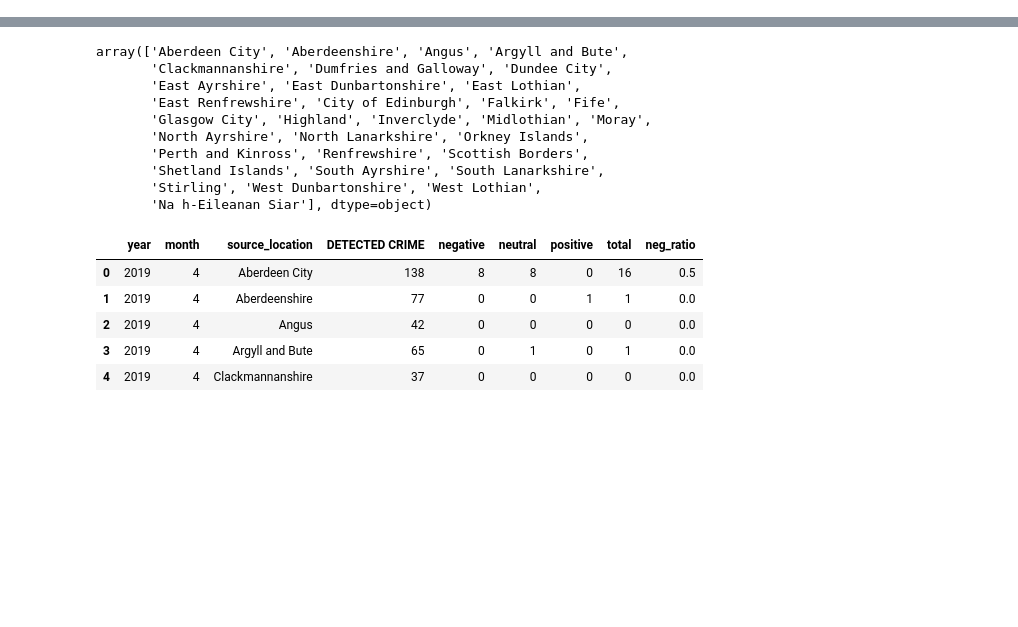
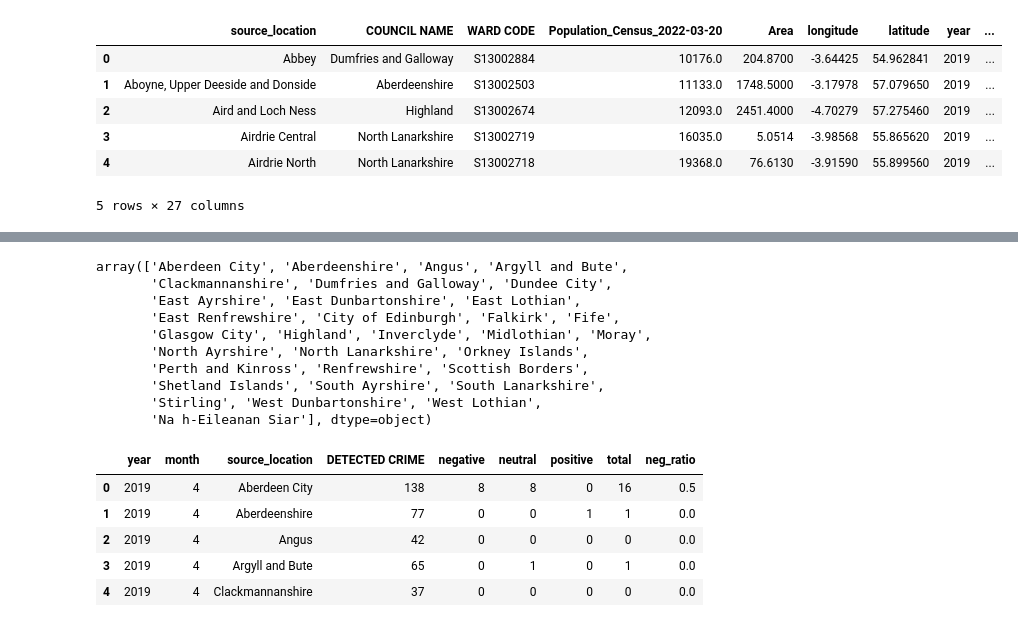
Before and after one commit to shauryaraj-kgp/geospacial-crime, a Jupyter notebook: frontend/src/data/analysis.ipynb, the cells around one changed output, grey strips where cells are left out. Drawn from its saved outputs; the diff is of its cells as text; code cells hidden in the pictures; blank space fills up the shorter version.

```diff
--- a/frontend/src/data/analysis.ipynb
+++ b/frontend/src/data/analysis.ipynb
@@ -35,0 +65,3 @@ df['source_location'].nunique()
+# %%
+df = df.rename(columns={'PSOS_MMW_Name': 'source_location'})
+df.head()
@@ -35,0 +76,15 @@ df['source_location'].nunique()
+# %%
+df = df.rename(columns={
+    'CALENDAR YEAR': 'year',
+    'CALENDAR MONTH': 'month',
+    'TOTAL DETECTED CRIME': 'DETECTED CRIME'
+})
+df.head()
+# %% [output]
+|  | source_location | COUNCIL NAME | WARD CODE | Population_Census_2022-03-20 | Area | longitude | latitude | year | ... |
+| 0 | Abbey | Dumfries and Galloway | S13002884 | 10176.0 | 204.8700 | -3.64425 | 54.962841 | 2019 | ... |
+| 1 | Aboyne, Upper Deeside and Donside | Aberdeenshire | S13002503 | 11133.0 | 1748.5000 | -3.17978 | 57.079650 | 2019 | ... |
+| 2 | Aird and Loch Ness | Highland | S13002674 | 12093.0 | 2451.4000 | -4.70279 | 57.275460 | 2019 | ... |
+| 3 | Airdrie Central | North Lanarkshire | S13002719 | 16035.0 | 5.0514 | -3.98568 | 55.865620 | 2019 | ... |
+| 4 | Airdrie North | North Lanarkshire | S13002718 | 19368.0 | 76.6130 | -3.91590 | 55.899560 | 2019 | ... |
+5 rows × 27 columns
```
Also changed, not shown: parts of 10 cells of this notebook, 12 other files.
